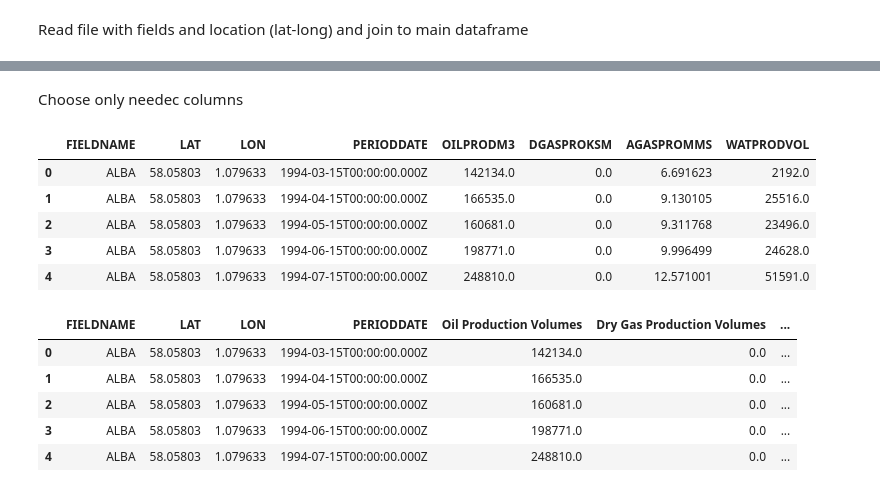
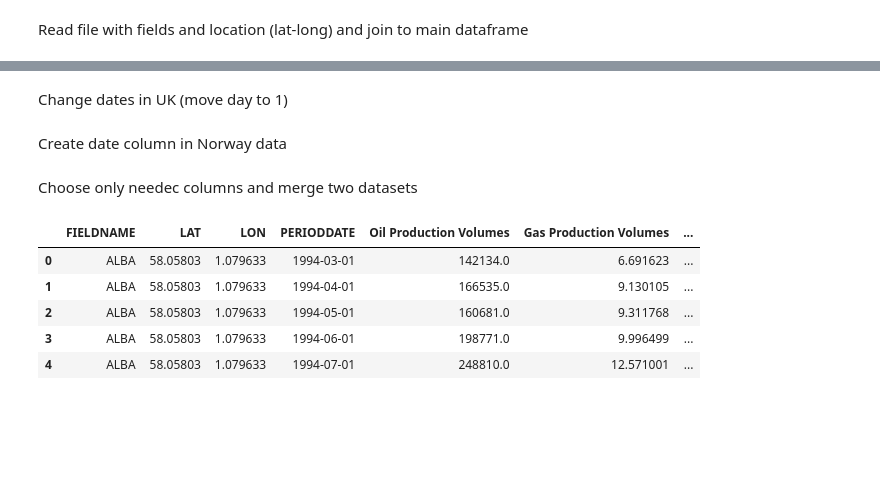
Before and after one commit to mrava87/NorthSea_Oil_Production, a Jupyter notebook: Data_creation.ipynb, the cells around one changed output, grey strips where cells are left out. Saved outputs shown, nothing was run; the diff lists cells and outputs as text; code cells hidden in the pictures; blank space fills up the shorter version.

Commit message:
Added data from NCS. Modified notebook to create combined dataset for North Sea

```diff
--- a/Data_creation.ipynb
+++ b/Data_creation.ipynb
@@ -33,5 +38,5 @@ sns.set_style("whitegrid")
 # %%
-df_UK = pd.read_csv('OGA_Field_Production_PPRS_WGS84.csv')
+df_UK = pd.read_csv('Data/UKCS_Production.csv', encoding='latin-1')
 df_UK.fillna(0., inplace=True)
 
 display(df_UK.head(5))
@@ -91,0 +107,16 @@ print(df_UK.FIELDNAME.unique())
+# %%
+df_UK_position = pd.read_csv('Data/Fields_UKCS.csv', index_col=0, encoding='latin-1')
+df_UK          = df_UK.merge(df_UK_position)
+
+df_Nor_position = pd.read_csv('Data/Fields_NCS.csv', index_col=0, encoding='latin-1')
+df_Nor          = df_Nor.merge(df_Nor_position)
+
+# get only data that have latitute
+df_UK  = df_UK[df_UK.LAT!=0]
+df_Nor = df_Nor[df_Nor.LAT!=0]
+
+print(df_UK.FIELDNAME.unique())
+print(df_Nor.FIELDNAME.unique())
+
+display(df_UK.head(5))
+display(df_Nor.head(5))
@@ -91,0 +147,10 @@ print(df_UK.FIELDNAME.unique())
+# %% [markdown]
+Change dates in UK (move day to 1)
+# %%
+def change_day_in_date(df):
+    return df.PERIODDATE.replace(day=1)
+
+df_UK.PERIODDATE = pd.to_datetime(df_UK.PERIODDATE)
+df_UK.PERIODDATE = df_UK.apply(change_day_in_date, axis=1)
+# %% [markdown]
+Create date column in Norway data
@@ -92,25 +162,18 @@ print(df_UK.FIELDNAME.unique())
 # %% [markdown]
-Choose only needec columns
+Choose only needec columns and merge two datasets
 # %%
-df_UK = df_UK[['FIELDNAME', 'LAT', 'LON', 'PERIODDATE', 'OILPRODM3', 'DGASPROKSM', 'AGASPROMMS', 'WATPRODVOL']]
-display(df_UK.head(5))
+df_UK = df_UK[['FIELDNAME', 'LAT', 'LON', 'PERIODDATE', 'OILPRODM3', 'AGASPROMMS', 'WATPRODVOL']]
+
 df_UK.rename(columns={'OILPRODM3': 'Oil Production Volumes',
-                      'DGASPROKSM': 'Dry Gas Production Volumes',
-                      'AGASPROMMS': 'Associated Gas Production Volumes',
+                      'AGASPROMMS': 'Gas Production Volumes',
                       'WATPRODVOL': 'Water Production Volumes'}, inplace=True)
 display(df_UK.head(5))
 
-df_UK.to_csv('UK_Production_cleaned.csv', index=False)
+df_UK.to_csv('Data/UKCS_Production_cleaned.csv', index=False, encoding='latin-1')
 # %% [output]
-|  | FIELDNAME | LAT | LON | PERIODDATE | OILPRODM3 | DGASPROKSM | AGASPROMMS | WATPRODVOL |
-| 0 | ALBA | 58.05803 | 1.079633 | 1994-03-15T00:00:00.000Z | 142134.0 | 0.0 | 6.691623 | 2192.0 |
-| 1 | ALBA | 58.05803 | 1.079633 | 1994-04-15T00:00:00.000Z | 166535.0 | 0.0 | 9.130105 | 25516.0 |
-| 2 | ALBA | 58.05803 | 1.079633 | 1994-05-15T00:00:00.000Z | 160681.0 | 0.0 | 9.311768 | 23496.0 |
-| 3 | ALBA | 58.05803 | 1.079633 | 1994-06-15T00:00:00.000Z | 198771.0 | 0.0 | 9.996499 | 24628.0 |
-| 4 | ALBA | 58.05803 | 1.079633 | 1994-07-15T00:00:00.000Z | 248810.0 | 0.0 | 12.571001 | 51591.0 |
+|  | FIELDNAME | LAT | LON | PERIODDATE | Oil Production Volumes | Gas Production Volumes | ... |
+| 0 | ALBA | 58.05803 | 1.079633 | 1994-03-01 | 142134.0 | 6.691623 | ... |
+| 1 | ALBA | 58.05803 | 1.079633 | 1994-04-01 | 166535.0 | 9.130105 | ... |
+| 2 | ALBA | 58.05803 | 1.079633 | 1994-05-01 | 160681.0 | 9.311768 | ... |
+| 3 | ALBA | 58.05803 | 1.079633 | 1994-06-01 | 198771.0 | 9.996499 | ... |
+| 4 | ALBA | 58.05803 | 1.079633 | 1994-07-01 | 248810.0 | 12.571001 | ... |
-|  | FIELDNAME | LAT | LON | PERIODDATE | Oil Production Volumes | Dry Gas Production Volumes | ... |
-| 0 | ALBA | 58.05803 | 1.079633 | 1994-03-15T00:00:00.000Z | 142134.0 | 0.0 | ... |
-| 1 | ALBA | 58.05803 | 1.079633 | 1994-04-15T00:00:00.000Z | 166535.0 | 0.0 | ... |
-| 2 | ALBA | 58.05803 | 1.079633 | 1994-05-15T00:00:00.000Z | 160681.0 | 0.0 | ... |
-| 3 | ALBA | 58.05803 | 1.079633 | 1994-06-15T00:00:00.000Z | 198771.0 | 0.0 | ... |
-| 4 | ALBA | 58.05803 | 1.079633 | 1994-07-15T00:00:00.000Z | 248810.0 | 0.0 | ... |
```
Also changed, not shown: parts of 30 cells of this notebook, 9 other files.
